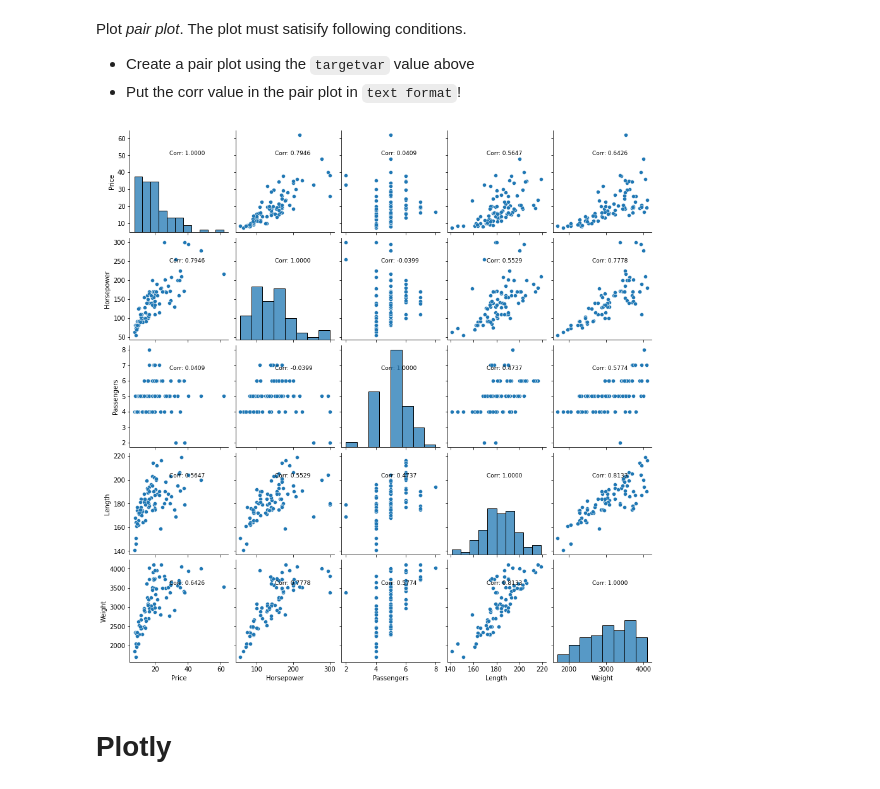
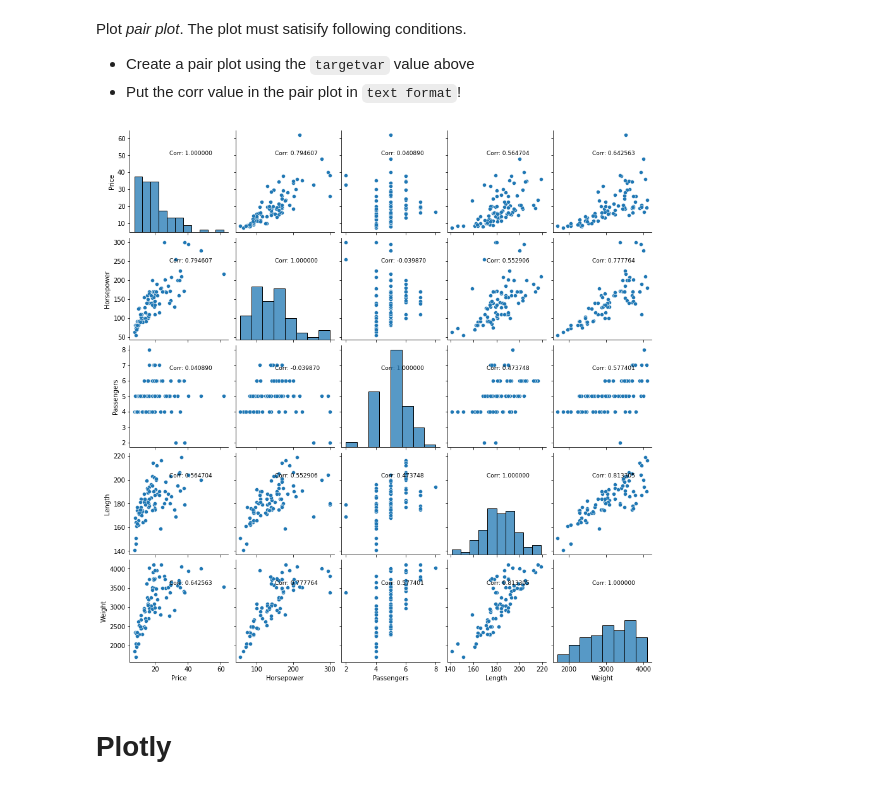
Before and after one commit to Noh-taewan/DAP, a Jupyter notebook: lecture4.ipynb, the cells around one changed output. Saved outputs shown, nothing was run; the diff lists cells and outputs as text; code cells hidden in the pictures.

```diff
--- a/lecture4.ipynb
+++ b/lecture4.ipynb
@@ -128,9 +135,9 @@ This part brought the correlation problem that was dealt with in the previous pr
 - Put this in the `df`
 - Use the `pearson` method to obtain the correlation value
 # %%
-targetVar = ###########
-selectedDataFrame = df###########
-corr = ###########
+targetVar = ['Price','Horsepower', 'Passengers', 'Length', 'Weight']
+selectedDataFrame = df[targetVar]
+corr = selectedDataFrame.corr(method='pearson')
 corr
 # %% [output]
 |  | Price | Horsepower | Passengers | Length | Weight |
@@ -149,0 +153,2 @@ ax = ###########
+# %%
+ax = sns.heatmap(corr, annot=True, fmt='.4f', cmap='bone_r')
@@ -153,15 +160,17 @@ Plot *pair plot*. The plot must satisify following conditions.
 - Create a pair plot using the `targetvar` value above
 - Put the corr value in the pair plot in `text format`!
 # %%
-g = ###########
+g = sns.pairplot(df[targetVar])
 
 corrValue = corr.to_numpy()
 for i, (ax, cv) in enumerate(zip(g.axes.flat, corrValue.flatten())):
-    ###########
+   ax.text(0.4, 0.8, f"Corr: {cv:4f}", fontsize=9,
+           horizontalalignment="left", verticalalignment="top",
+           transform=ax.transAxes)
 
 plt.show()
 # %% [output]
-[figure, old version]
+[figure, new version]
 # %% [markdown]
 # Plotly
 # %% [markdown]
```
Also changed, not shown: parts of 22 cells of this notebook.
